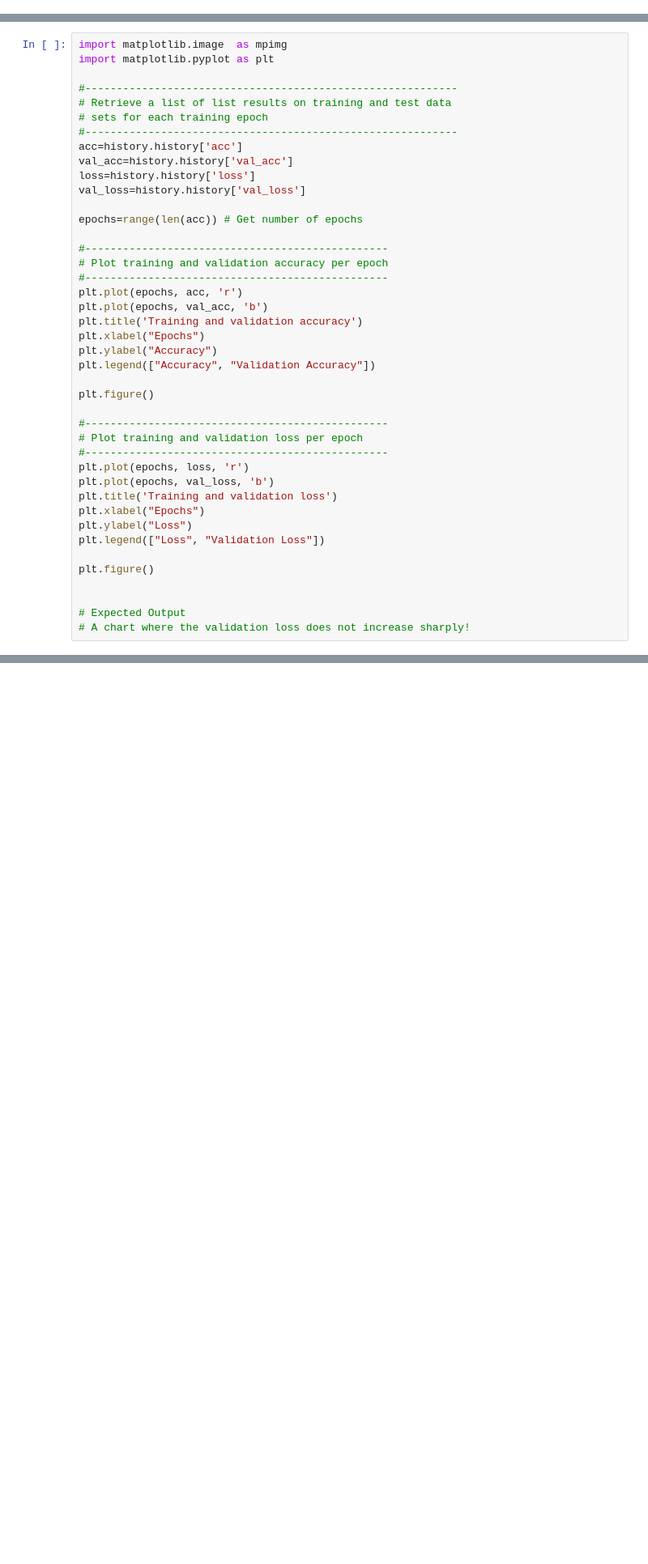
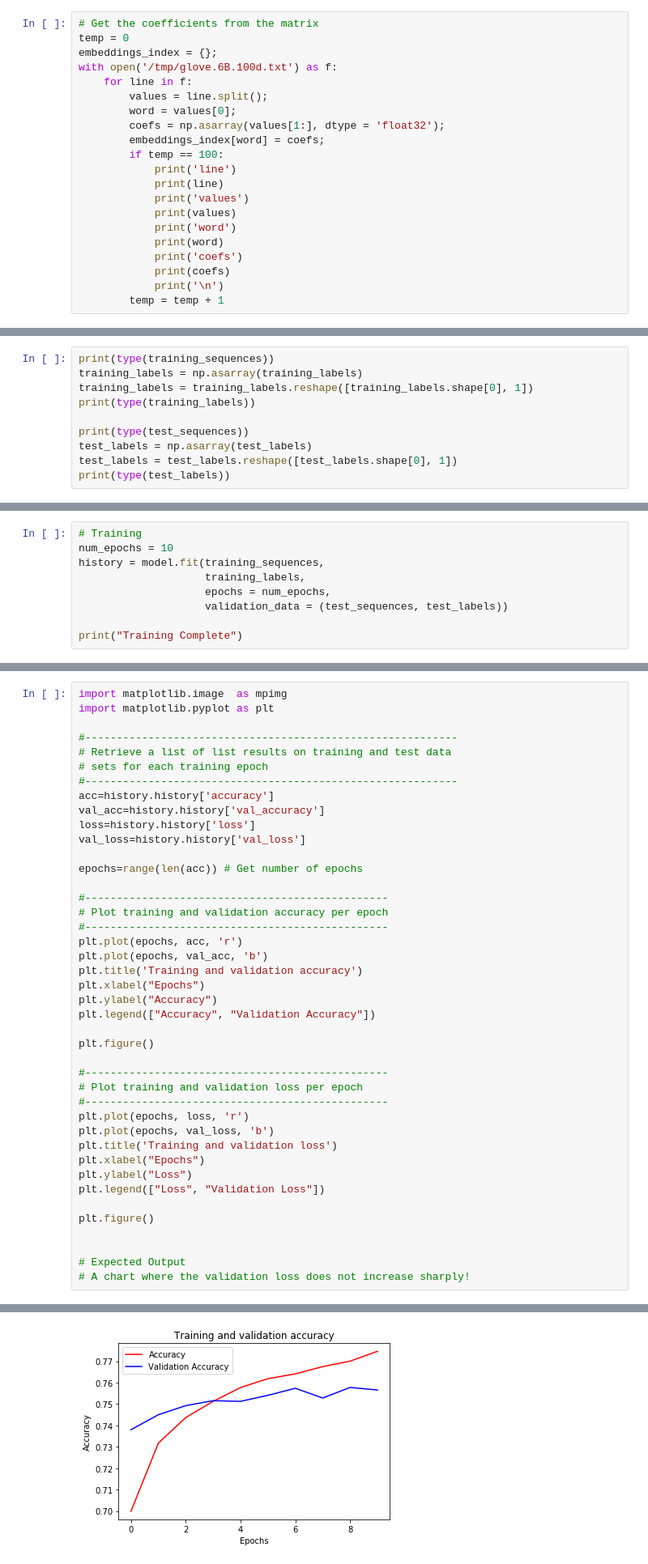
Before and after one commit to brenicolas/coursera_tensorflow_in_practice, a Jupyter notebook: course 3 - nlp/Course 3 - Week 3 - Exercise.ipynb, the cells around one changed output, grey strips where cells are left out. Shown at 81% size. Drawn from its saved outputs; the diff is of its cells as text; blank space fills up the shorter version.

```diff
--- a/course 3 - nlp/Course 3 - Week 3 - Exercise.ipynb
+++ b/course 3 - nlp/Course 3 - Week 3 - Exercise.ipynb
@@ -140,0 +121,21 @@ print(len(embeddings_matrix))
+# %%
+# Get the coefficients from the matrix
+temp = 0
+embeddings_index = {};
+with open('/tmp/glove.6B.100d.txt') as f:
+    for line in f:
+        values = line.split();
+        word = values[0];
+        coefs = np.asarray(values[1:], dtype = 'float32');
+        embeddings_index[word] = coefs;
+        if temp == 100:
+            print('line')
+            print(line)
+            print('values')
+            print(values)
+            print('word')
+            print(word)
+            print('coefs')
+            print(coefs)
+            print('\n')
+        temp = temp + 1
@@ -178,0 +247,10 @@ ValueError: Failed to find data adapter that can handle input: <class 'numpy.nda
+# %%
+print(type(training_sequences))
+training_labels = np.asarray(training_labels)
+training_labels = training_labels.reshape([training_labels.shape[0], 1])
+print(type(training_labels))
+
+print(type(test_sequences))
+test_labels = np.asarray(test_labels)
+test_labels = test_labels.reshape([test_labels.shape[0], 1])
+print(type(test_labels))
@@ -178,0 +270,9 @@ ValueError: Failed to find data adapter that can handle input: <class 'numpy.nda
+# %%
+# Training
+num_epochs = 10
+history = model.fit(training_sequences,
+                    training_labels,
+                    epochs = num_epochs,
+                    validation_data = (test_sequences, test_labels))
+
+print("Training Complete")
@@ -184,8 +302,8 @@ import matplotlib.pyplot as plt
 # Retrieve a list of list results on training and test data
 # sets for each training epoch
 #-----------------------------------------------------------
-acc=history.history['acc']
-val_acc=history.history['val_acc']
+acc=history.history['accuracy']
+val_acc=history.history['val_accuracy']
 loss=history.history['loss']
 val_loss=history.history['val_loss']
 
@@ -218,3 +336,4 @@ plt.figure()
 
 # Expected Output
 # A chart where the validation loss does not increase sharply!
+# %% [output]
@@ -220,0 +341 @@ plt.figure()
+[figure, added]
```
Also changed, not shown: parts of 23 cells of this notebook.
